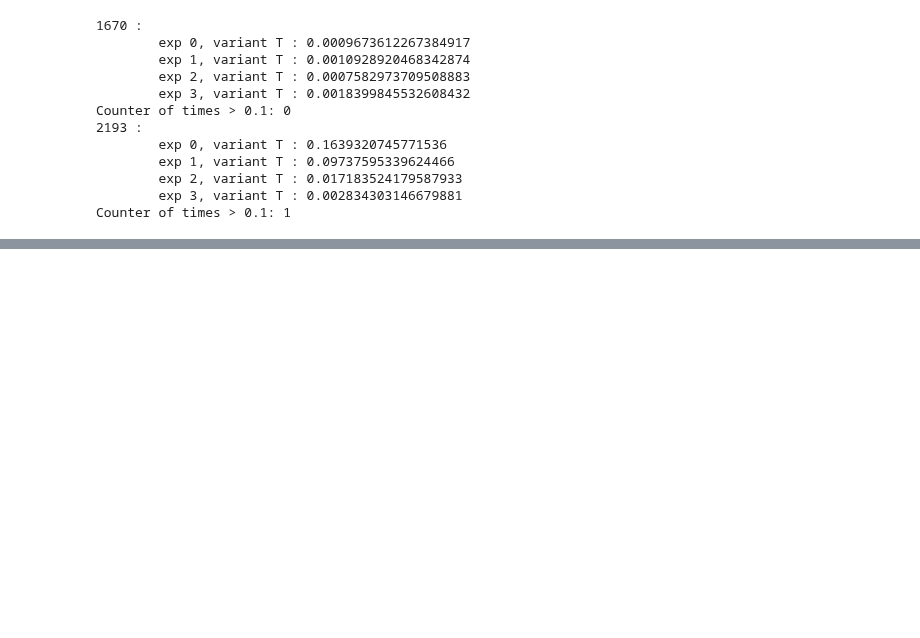
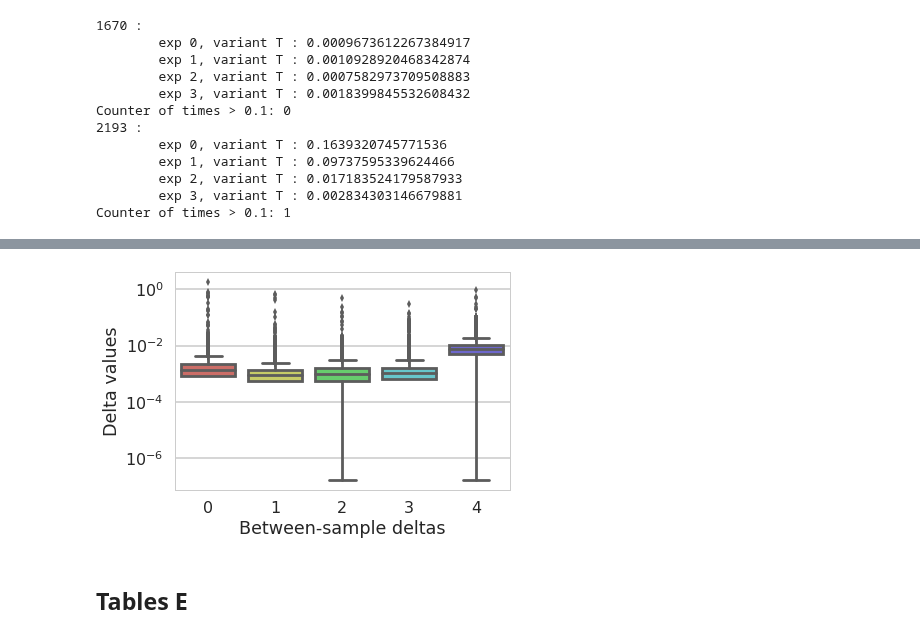
Before and after one commit to Boussau/Notebooks, a Jupyter notebook: Notebooks/Viromics/Joint analysis of both libraries.ipynb, the cells around one changed output, grey strips where cells are left out. Drawn from its saved outputs; the diff is of its cells as text; code cells hidden in the pictures; blank space fills up the shorter version.

```diff
--- a/Notebooks/Viromics/Joint analysis of both libraries.ipynb
+++ b/Notebooks/Viromics/Joint analysis of both libraries.ipynb
@@ -847,0 +928,7 @@ Counter of times > 0.1: 1
+# %%
+%matplotlib inline
+plotLogDeltas(d_D)
+# %% [output]
+[figure, added]
+# %% [markdown]
+## Tables E
```
Also changed, not shown: parts of 19 cells of this notebook.
